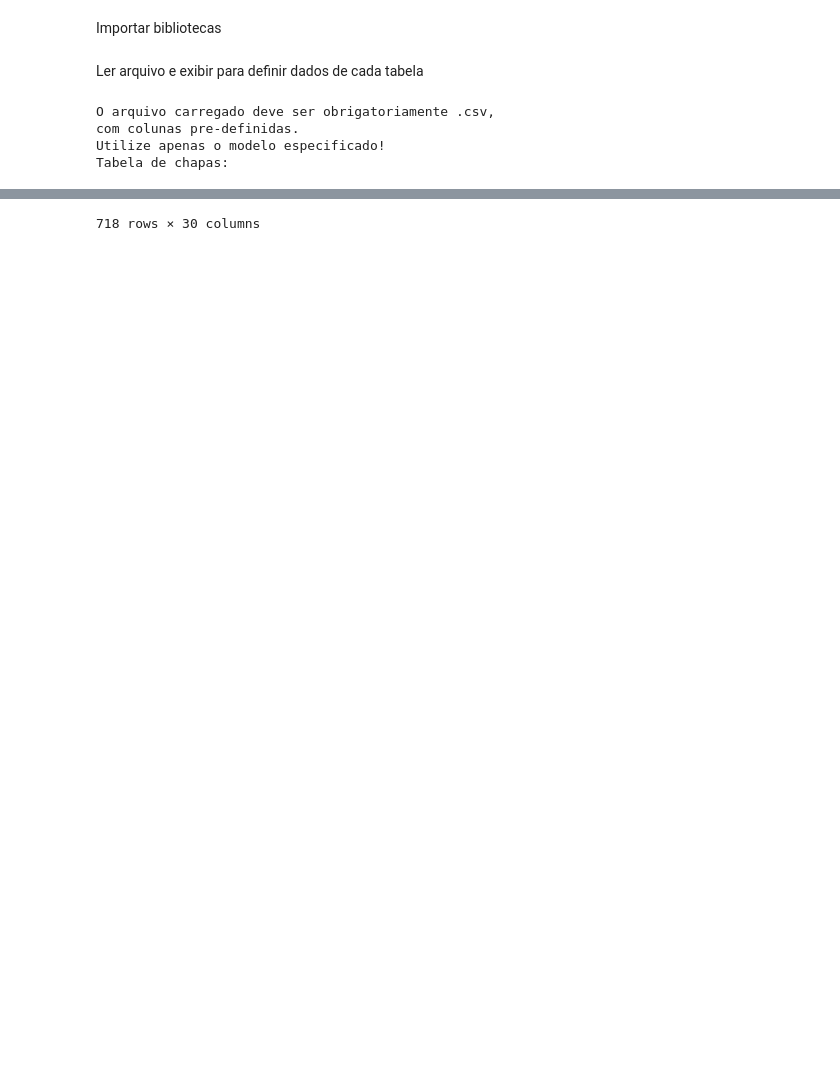
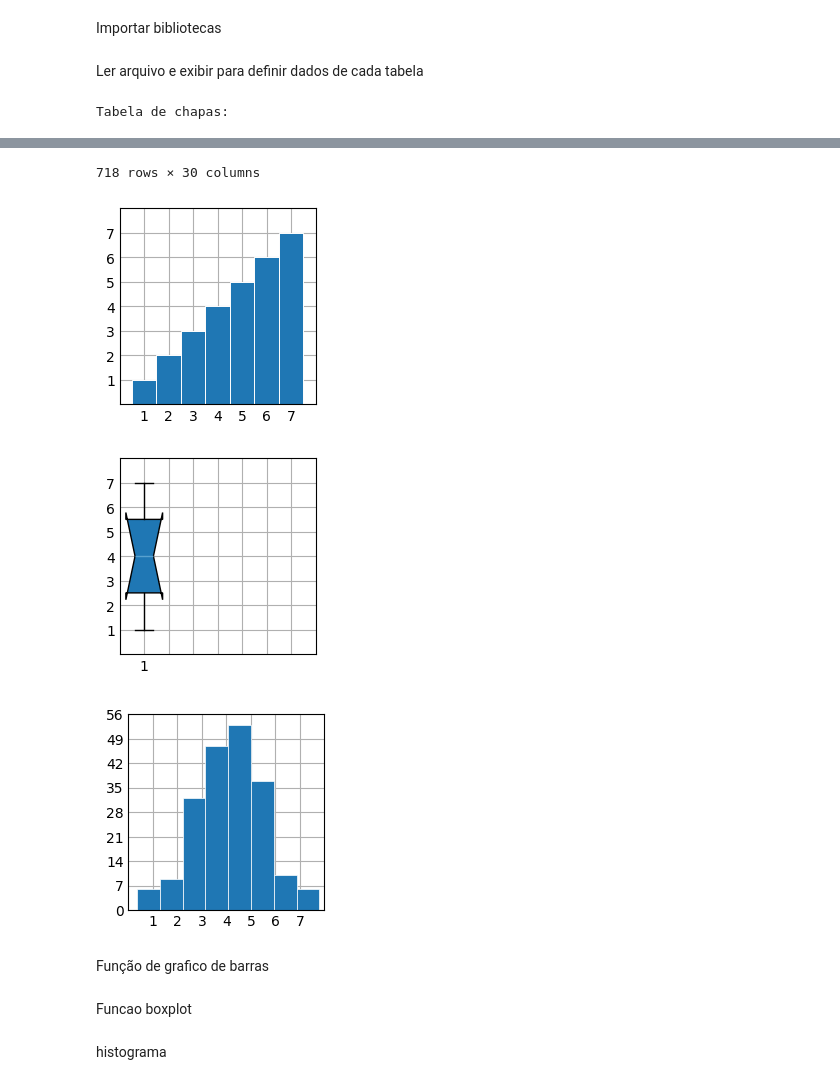
Before and after one commit to FelipePinheiro964/Fase-1---estat-stica-aplicada, a Jupyter notebook: Fase_1_Projeto_estatistica_aplicada.ipynb, the cells around one changed output, grey strips where cells are left out. Cells and saved outputs as stored; diff of their text form; code cells hidden in the pictures; blank space fills up the shorter version.

```diff
--- a/Fase_1_Projeto_estatistica_aplicada.ipynb
+++ b/Fase_1_Projeto_estatistica_aplicada.ipynb
@@ -15,33 +15,38 @@ def carregar_dados_iniciais_chapas():
     dados_fifa = pd.read_csv(f, sep=",")
     # print("O arquivo carregado deve ser obrigatoriamente .csv,\ncom colunas pre-definidas.")
     # print("Utilize apenas o modelo especificado!")
     return dados_fifa
 
 def exibir_tabela(dados_fifa):
     # pd.set_option('display.max.rows', None)
     print("Tabela de chapas: ")
     display(dados_fifa)
 
 def main():
     dados_fifa = carregar_dados_iniciais_chapas()
     exibir_tabela(dados_fifa)
+    bar_grafic()
+    boxplot()
+    hist()
 
 main()
 # %% [output]
-O arquivo carregado deve ser obrigatoriamente .csv,
-com colunas pre-definidas.
-Utilize apenas o modelo especificado!
 Tabela de chapas:
 |  | id | name | full_name | overall_rating | value_euro | wage_euro | nationality | national_team | ... |
 | 0 | 158023 | Messi | Lionel Andrés Messi Cuccittini | 94 | 110500000 | 565000 | Argentina | Argentina | ... |
 | 1 | 153079 | Aguero | Sergio Leonel Agüero del Castillo | 89 | 64500000 | 300000 | Argentina | Argentina | ... |
 | 2 | 211110 | Dybala | Paulo Bruno Exequiel Dybala | 89 | 89000000 | 205000 | Argentina | Argentina | ... |
 | 3 | 201399 | Icardi | Mauro Emanuel Icardi Rivero | 87 | 64500000 | 130000 | Argentina | Argentina | ... |
 | 4 | 226226 | Lo Celso | Giovani Lo Celso | 82 | 30000000 | 83000 | Argentina | Argentina | ... |
 | ... | ... | ... | ... | ... | ... | ... | ... | ... | ... |
 | 713 | 186130 | Chester | James Chester | 74 | 4400000 | 18000 | Wales | Wales | ... |
 | 714 | 170084 | Hennessey | Wayne Hennessey | 75 | 4000000 | 34000 | Wales | Wales | ... |
 | 715 | 184716 | Allen | Joe Allen | 76 | 7500000 | 44000 | Wales | Wales | ... |
 | 716 | 205923 | Davies | Ben Davies | 80 | 15000000 | 82000 | Wales | Wales | ... |
 | 717 | 173731 | Bale | Gareth Frank Bale | 88 | 60000000 | 355000 | Wales | Wales | ... |
 718 rows × 30 columns
+[figure, added]
+[figure, added]
+[figure, added]
+# %% [markdown]
+Função de grafico de barras
@@ -47,0 +69,2 @@ Tabela de chapas:
+# %% [markdown]
+Funcao boxplot
@@ -47,0 +89,2 @@ Tabela de chapas:
+# %% [markdown]
+histograma
```
Also changed, not shown: parts of 3 cells of this notebook.
